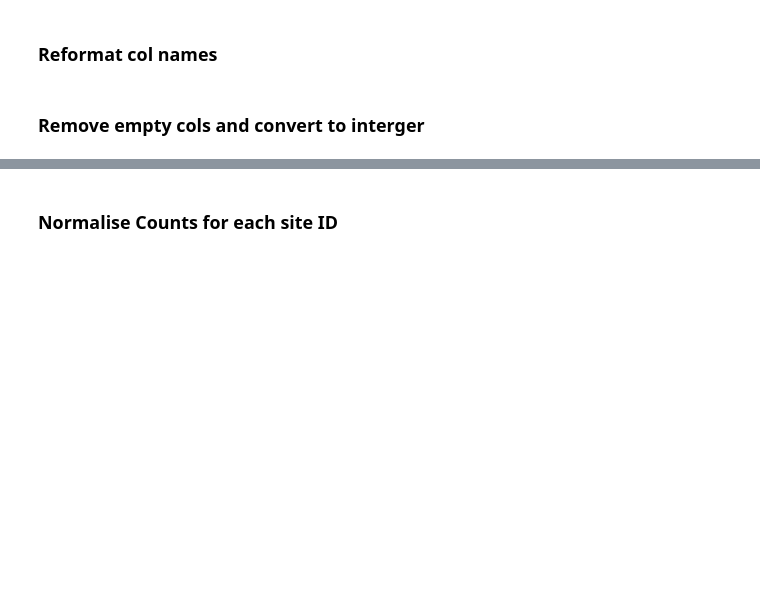
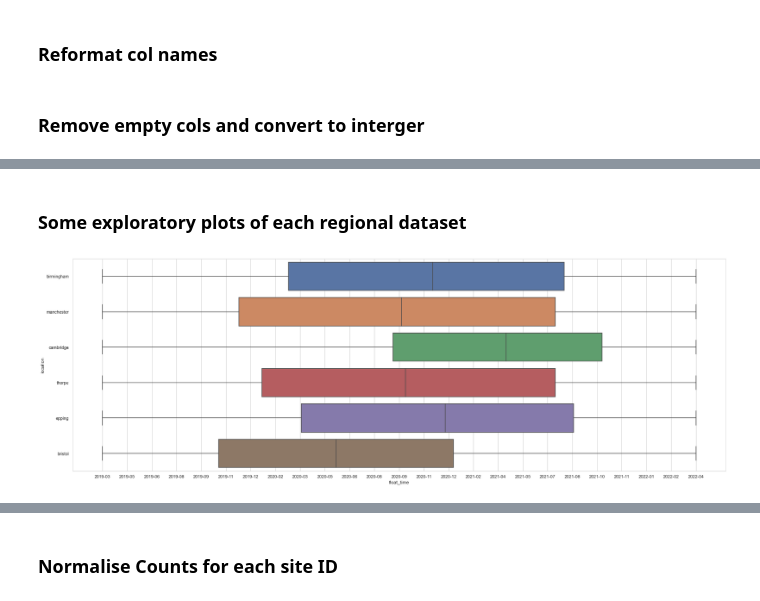
Before and after one commit to JakeRobertBaker/Highways, a Jupyter notebook: Full-Pipeline.ipynb, the cells around one changed output, grey strips where cells are left out. Saved outputs shown, nothing was run; the diff lists cells and outputs as text; code cells hidden in the pictures; blank space fills up the shorter version.

```diff
--- a/Full-Pipeline.ipynb
+++ b/Full-Pipeline.ipynb
@@ -361,0 +482,2 @@ clean_train_report_df = add_time_data(clean_train_report_df)
+# %%
+full_clean_report = pd.read_feather('traffic_reports/clean/full_clean_report')
@@ -361,0 +524,21 @@ clean_train_report_df = add_time_data(clean_train_report_df)
+# %% [markdown]
+### Some exploratory plots of each regional dataset
+# %%
+import seaborn as sns
+# import matplotlib.ticker as ticker
+import numpy as np
+
+full_clean_report['float_time'] = full_clean_report.timestamp.astype(int)/1E9
+
+@plt.FuncFormatter
+def convert_to_date_string(x,pos):
+    return time.strftime('%Y-%m',time.localtime(x))
+
+sns.set(style='whitegrid')
+fig, ax = plt.subplots(figsize=(30,10))
+sns.boxplot(data = full_clean_report, x = 'float_time', y="location")
+ax.xaxis.set_major_formatter(convert_to_date_string)
+ax.xaxis.set_ticks(np.linspace(full_clean_report.float_time.min(), full_clean_report.float_time.max() , 25))
+plt.show()
+# %% [output]
+[figure, added]
```
Also changed, not shown: parts of 63 cells of this notebook.
